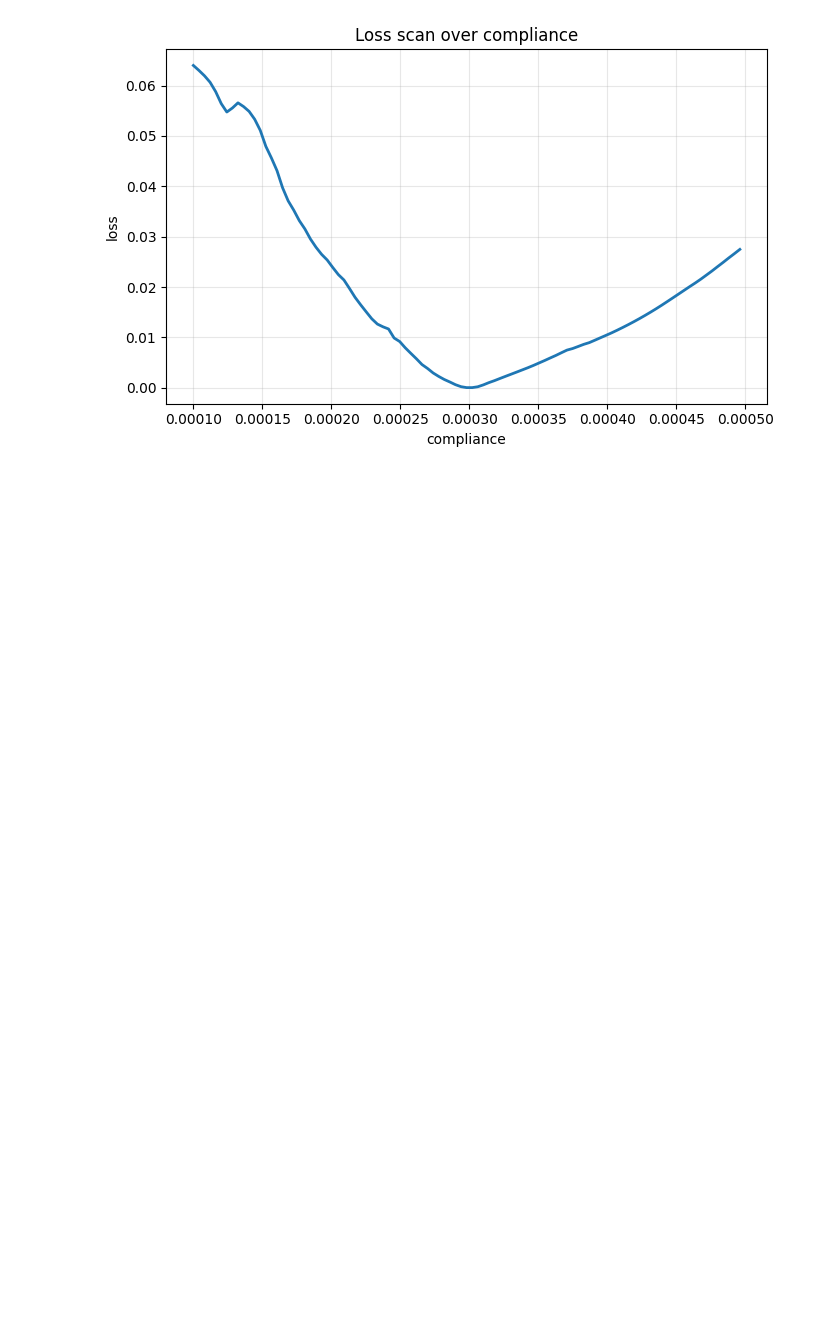
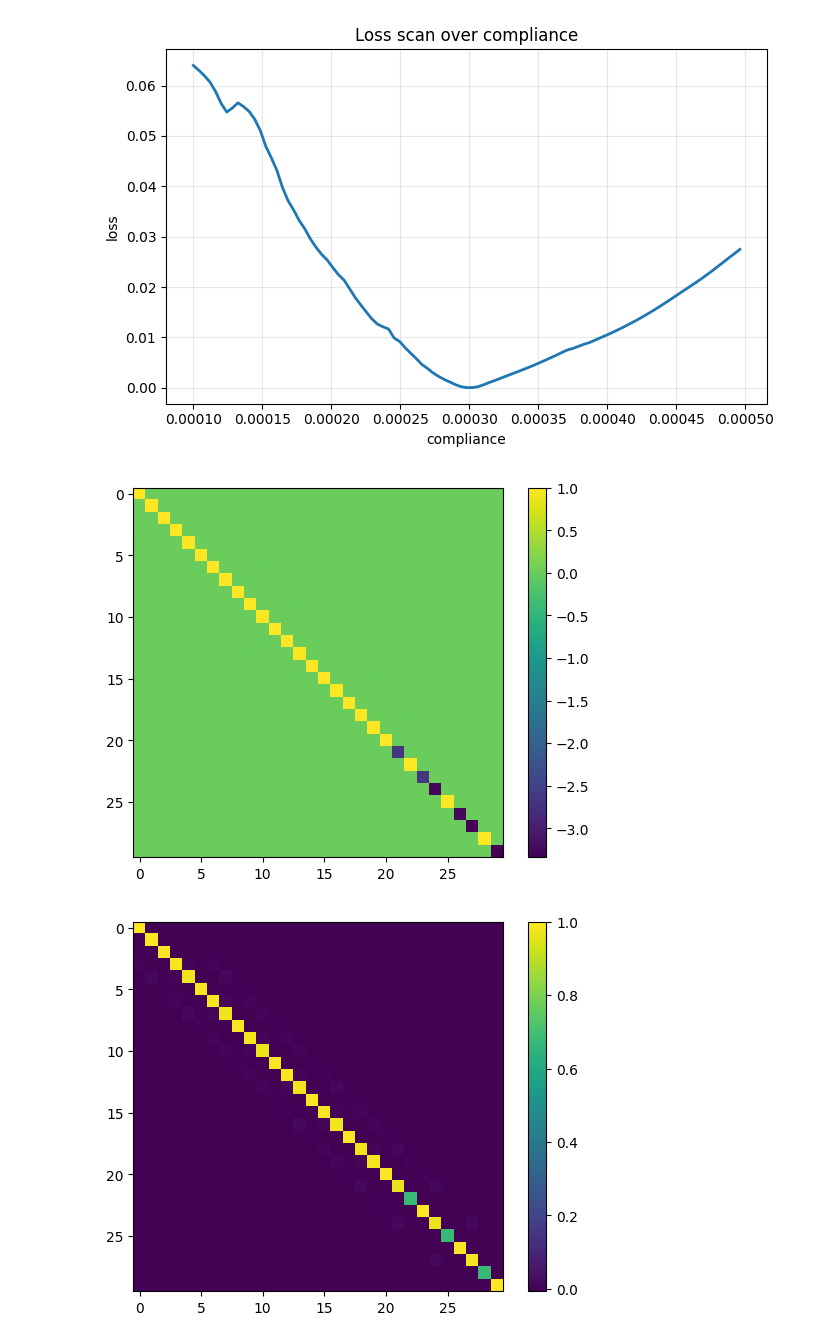
Before and after one commit to boris1828/diffdefo, a Jupyter notebook: compare.ipynb, the cells around one changed output. Saved outputs shown, nothing was run; the diff lists cells and outputs as text; code cells hidden in the pictures; blank space fills up the shorter version.

```diff
--- a/compare.ipynb
+++ b/compare.ipynb
@@ -37,0 +107,13 @@ plt.show()
+# %%
+J_cpp = np.array(J_cpp)
+J_jax = np.array(J_jax)
+# %%
+plt.imshow(J_cpp)
+plt.colorbar()
+plt.show()
+plt.imshow(J_jax)
+plt.colorbar()
+plt.show()
+# %% [output]
+[figure, added]
+[figure, added]
```
Also changed, not shown: parts of 4 cells of this notebook, 3 other files.
